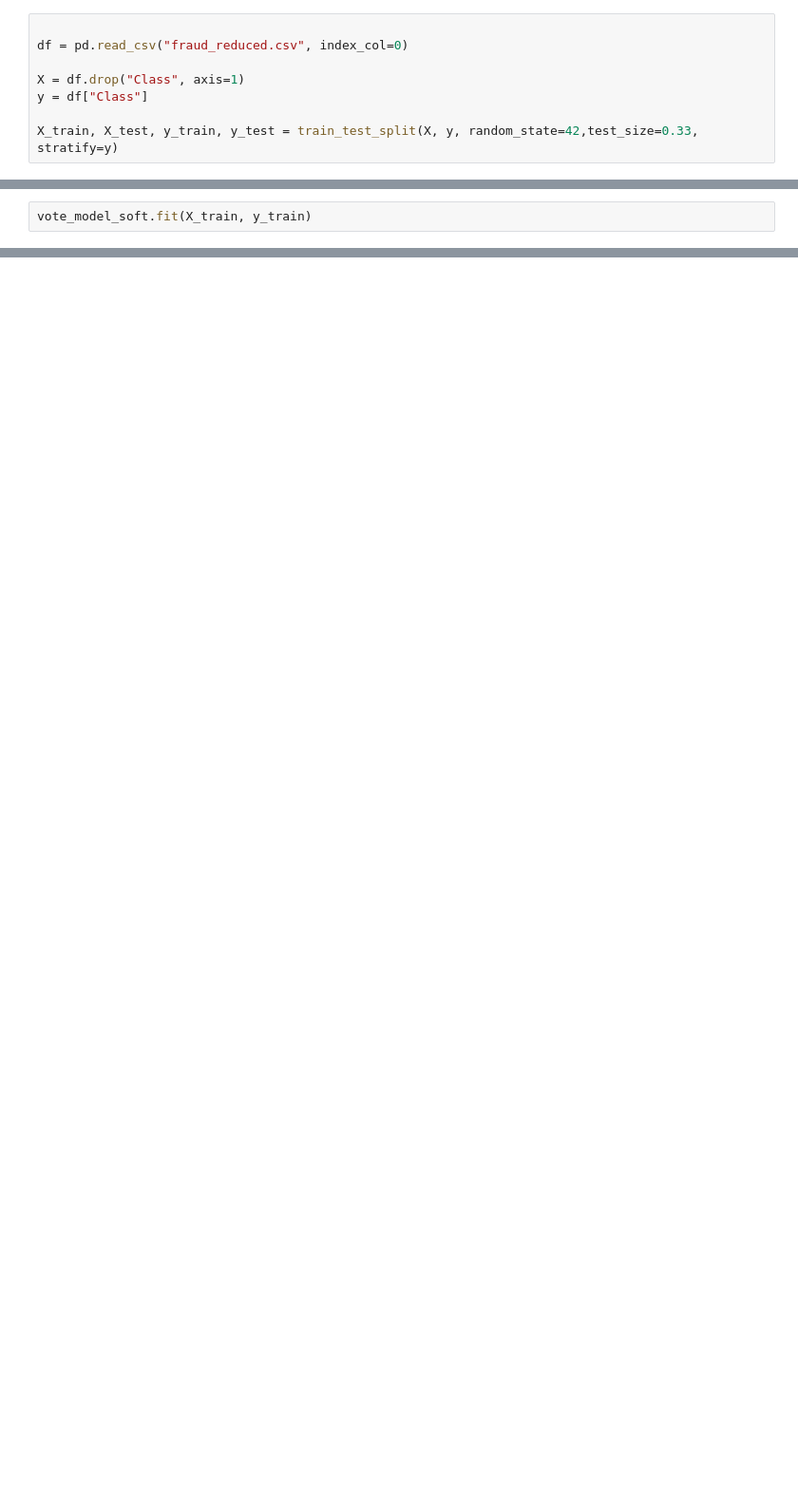
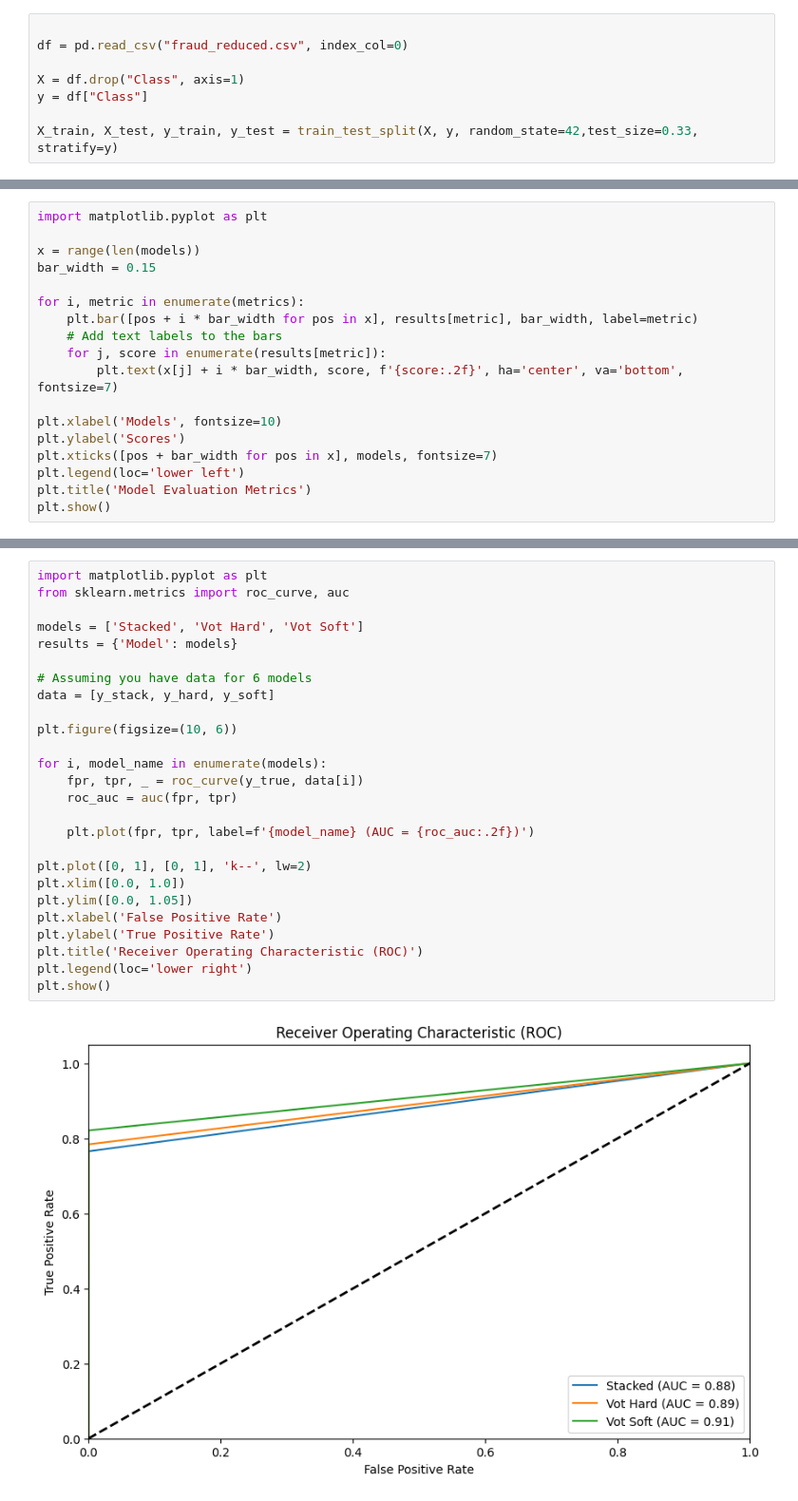
Before and after one commit to gomezgaston/ML-fraudprevention, a Jupyter notebook: Model_Ensambling.ipynb, the cells around one changed output, grey strips where cells are left out. Shown: that part at 95% size. Drawn from its saved outputs; the diff is of its cells as text; blank space fills up the shorter version.

```diff
--- a/Model_Ensambling.ipynb
+++ b/Model_Ensambling.ipynb
@@ -191,2 +24,0 @@ vote_model_soft = VotingClassifier(
-# %%
-vote_model_soft.fit(X_train, y_train)
@@ -225,0 +181,18 @@ stats_soft = [(VC_soft_Recall, VC_soft_Precision, VC_soft_f1, VC_soft_accuracy)]
+# %%
+import matplotlib.pyplot as plt
+
+x = range(len(models))
+bar_width = 0.15
+
+for i, metric in enumerate(metrics):
+    plt.bar([pos + i * bar_width for pos in x], results[metric], bar_width, label=metric)
+    # Add text labels to the bars
+    for j, score in enumerate(results[metric]):
+        plt.text(x[j] + i * bar_width, score, f'{score:.2f}', ha='center', va='bottom', fontsize=7)
+
+plt.xlabel('Models', fontsize=10)
+plt.ylabel('Scores')
+plt.xticks([pos + bar_width for pos in x], models, fontsize=7)
+plt.legend(loc='lower left')
+plt.title('Model Evaluation Metrics')
+plt.show()
@@ -225,0 +201,28 @@ stats_soft = [(VC_soft_Recall, VC_soft_Precision, VC_soft_f1, VC_soft_accuracy)]
+# %%
+import matplotlib.pyplot as plt
+from sklearn.metrics import roc_curve, auc
+
+models = ['Stacked', 'Vot Hard', 'Vot Soft']
+results = {'Model': models}
+
+# Assuming you have data for 6 models
+data = [y_stack, y_hard, y_soft]
+
+plt.figure(figsize=(10, 6))
+
+for i, model_name in enumerate(models):
+    fpr, tpr, _ = roc_curve(y_true, data[i])
+    roc_auc = auc(fpr, tpr)
+
+    plt.plot(fpr, tpr, label=f'{model_name} (AUC = {roc_auc:.2f})')
+
+plt.plot([0, 1], [0, 1], 'k--', lw=2)
+plt.xlim([0.0, 1.0])
+plt.ylim([0.0, 1.05])
+plt.xlabel('False Positive Rate')
+plt.ylabel('True Positive Rate')
+plt.title('Receiver Operating Characteristic (ROC)')
+plt.legend(loc='lower right')
+plt.show()
+# %% [output]
+[figure, added]
```
Also changed, not shown: parts of 54 cells of this notebook, 14 other files.
